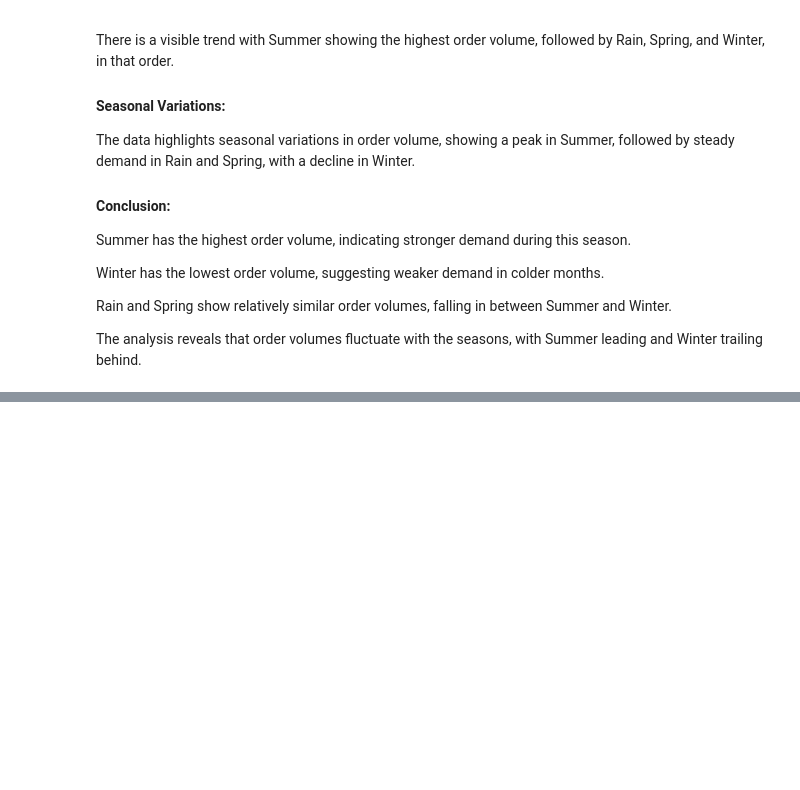
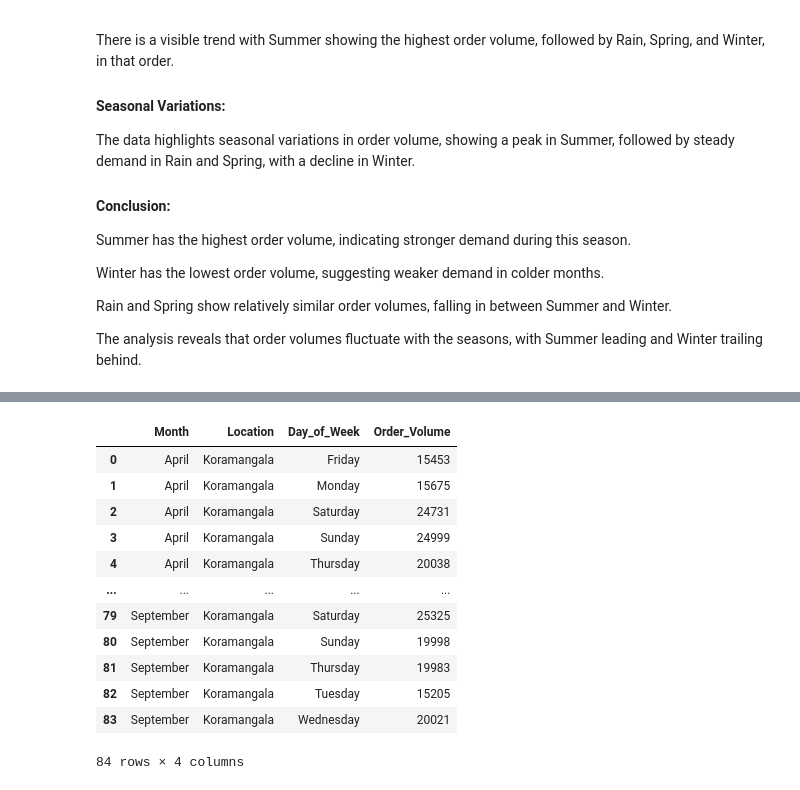
Before and after one commit to rahul8879/swiggy_demand_modelling, a Jupyter notebook: notebooks/analysis.ipynb, the cells around one changed output, grey strips where cells are left out. Cells and saved outputs as stored; diff of their text form; code cells hidden in the pictures; blank space fills up the shorter version.

Commit message:
Updated analysis notebook

```diff
--- a/notebooks/analysis.ipynb
+++ b/notebooks/analysis.ipynb
@@ -1059,0 +1058,3 @@ plt.show()
+# %%
+product_data=analysis_data[analysis_data['Location']=='Koramangala']
+product_data=product_data[product_data['Product']=='Milk']
@@ -1059,0 +1100,17 @@ plt.show()
+# %%
+daily_order_volume=product_data.groupby(['Month','Location','Day_of_Week'])['Order_Volume'].sum().reset_index()
+daily_order_volume
+# %% [output]
+|  | Month | Location | Day_of_Week | Order_Volume |
+| 0 | April | Koramangala | Friday | 15453 |
+| 1 | April | Koramangala | Monday | 15675 |
+| 2 | April | Koramangala | Saturday | 24731 |
+| 3 | April | Koramangala | Sunday | 24999 |
+| 4 | April | Koramangala | Thursday | 20038 |
+| ... | ... | ... | ... | ... |
+| 79 | September | Koramangala | Saturday | 25325 |
+| 80 | September | Koramangala | Sunday | 19998 |
+| 81 | September | Koramangala | Thursday | 19983 |
+| 82 | September | Koramangala | Tuesday | 15205 |
+| 83 | September | Koramangala | Wednesday | 20021 |
+84 rows × 4 columns
```
Also changed, not shown: parts of 20 cells of this notebook.
